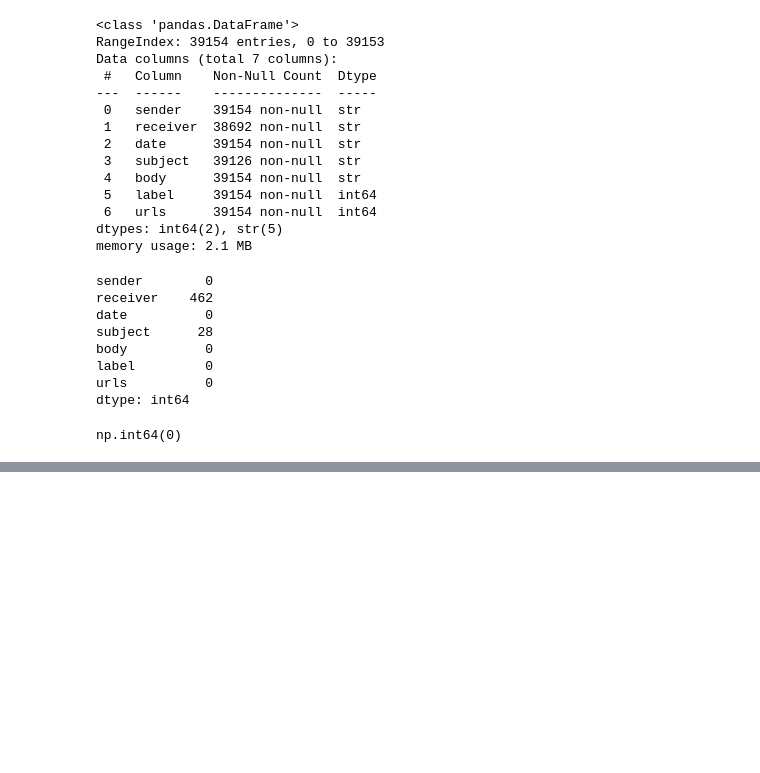
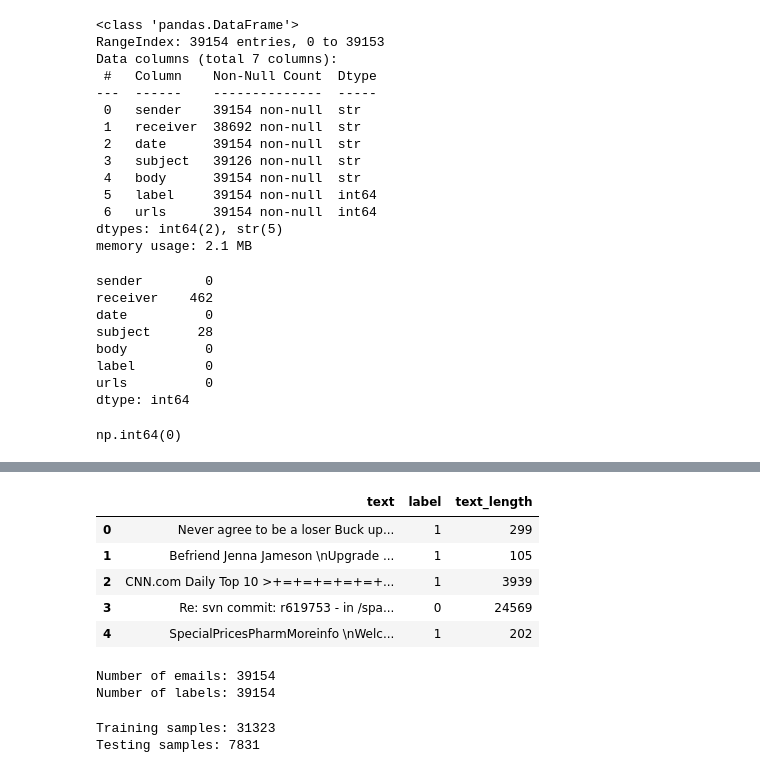
Before and after one commit to Bianca-71/phishing-detection-system, a Jupyter notebook: notebooks/01_dataset_exploration.ipynb, the cells around one changed output, grey strips where cells are left out. Cells and saved outputs as stored; diff of their text form; code cells hidden in the pictures; blank space fills up the shorter version.

```diff
--- a/notebooks/01_dataset_exploration.ipynb
+++ b/notebooks/01_dataset_exploration.ipynb
@@ -75,0 +208,9 @@ np.int64(0)
+# %%
+email_df["text"] = (
+    email_df["subject"].astype(str) + " " +
+    email_df["body"].astype(str)
+)
+# %%
+email_df = email_df[email_df["text"].str.strip() != ""].copy()
+# %%
+email_df = email_df.drop_duplicates(subset=["text"]).copy()
@@ -75,0 +229,4 @@ np.int64(0)
+# %%
+email_df["text_length"] = email_df["text"].str.len()
+
+email_df["text_length"].describe()
@@ -75,0 +243,9 @@ np.int64(0)
+# %%
+email_df[["text", "label", "text_length"]].head()
+# %% [output]
+|  | text | label | text_length |
+| 0 | Never agree to be a loser Buck up... | 1 | 299 |
+| 1 | Befriend Jenna Jameson \nUpgrade ... | 1 | 105 |
+| 2 | CNN.com Daily Top 10 >+=+=+=+=+=+... | 1 | 3939 |
+| 3 | Re: svn commit: r619753 - in /spa... | 0 | 24569 |
+| 4 | SpecialPricesPharmMoreinfo \nWelc... | 1 | 202 |
@@ -75,0 +255,6 @@ np.int64(0)
+# %%
+print("Number of emails:", len(X))
+print("Number of labels:", len(y))
+# %% [output]
+Number of emails: 39154
+Number of labels: 39154
@@ -75,0 +271,6 @@ np.int64(0)
+# %%
+print("Training samples:", len(X_train))
+print("Testing samples:", len(X_test))
+# %% [output]
+Training samples: 31323
+Testing samples: 7831
```
Also changed, not shown: parts of 61 cells of this notebook, 18 other files.
